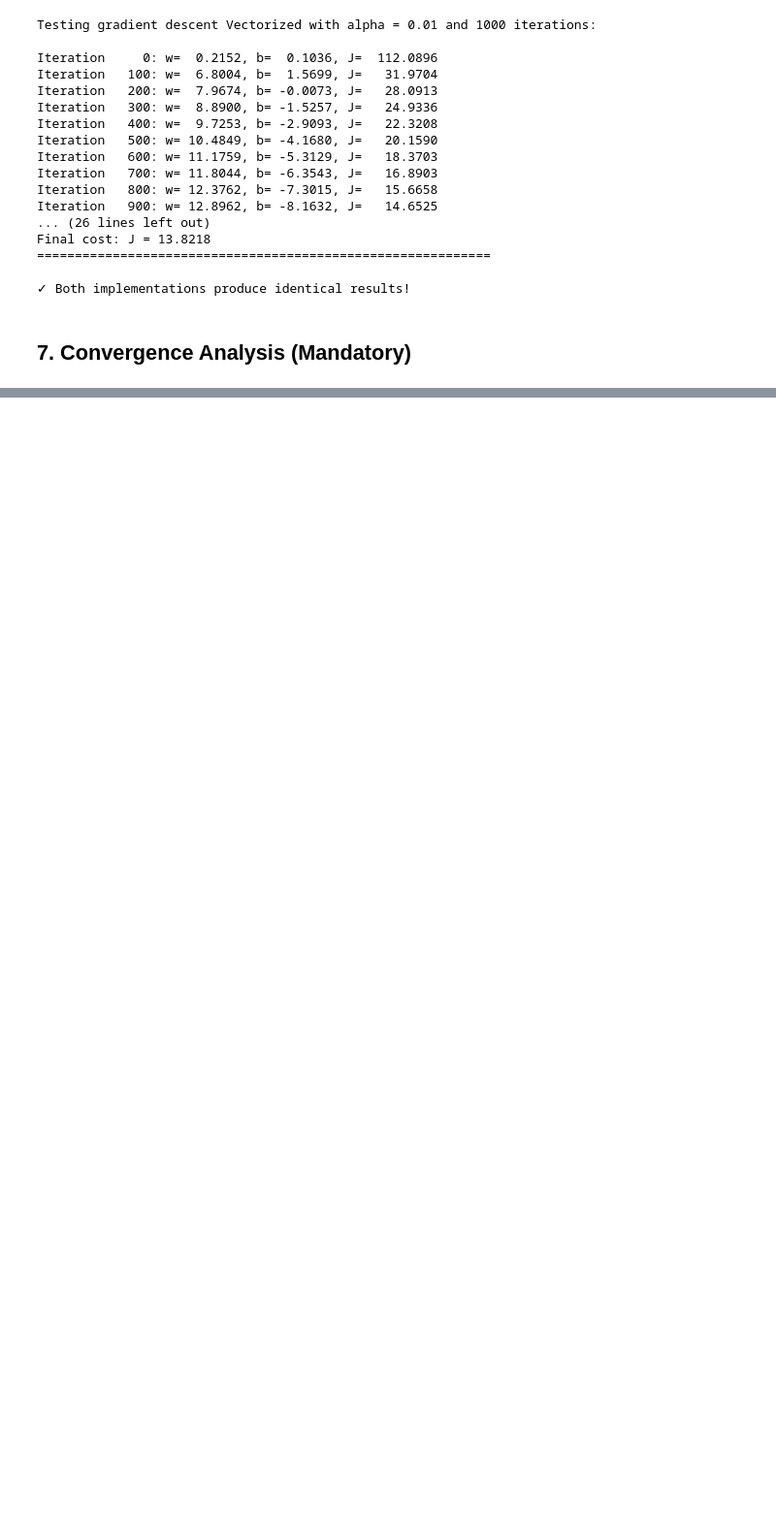
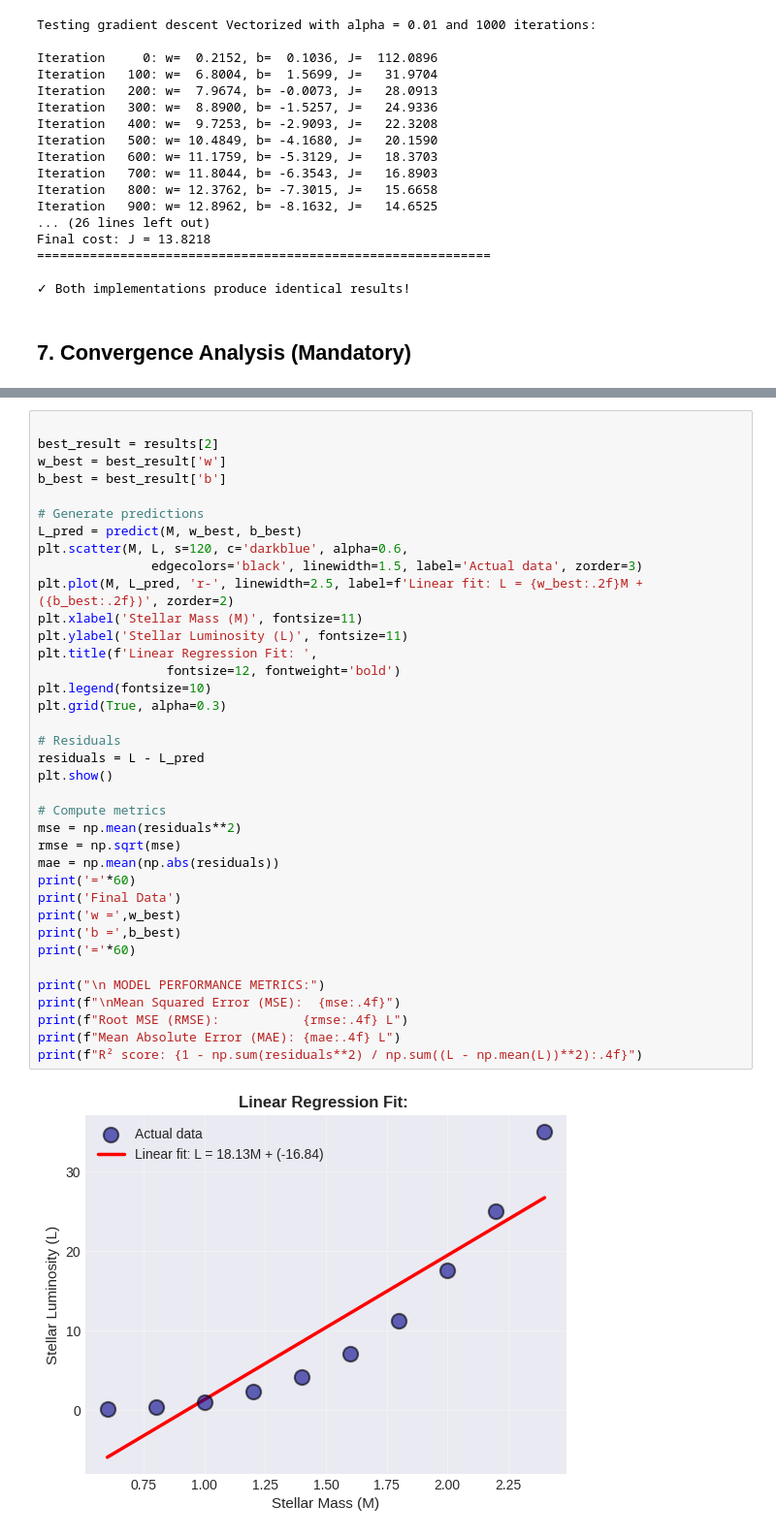
Before and after one commit to DASarria/regression-ai-infrastructure, a Jupyter notebook: 01_part1_linreg_1feature.ipynb, the cells around one changed output, grey strips where cells are left out. Shown at 97% size. Cells and saved outputs as stored; diff of their text form; blank space fills up the shorter version.

```diff
--- a/01_part1_linreg_1feature.ipynb
+++ b/01_part1_linreg_1feature.ipynb
@@ -464,0 +616,39 @@ print(f"   This is typical behavior for gradient descent on convex functions.")
+# %%
+
+best_result = results[2]
+w_best = best_result['w']
+b_best = best_result['b']
+
+# Generate predictions
+L_pred = predict(M, w_best, b_best)
+plt.scatter(M, L, s=120, c='darkblue', alpha=0.6,
+               edgecolors='black', linewidth=1.5, label='Actual data', zorder=3)
+plt.plot(M, L_pred, 'r-', linewidth=2.5, label=f'Linear fit: L = {w_best:.2f}M + ({b_best:.2f})', zorder=2)
+plt.xlabel('Stellar Mass (M)', fontsize=11)
+plt.ylabel('Stellar Luminosity (L)', fontsize=11)
+plt.title(f'Linear Regression Fit: ',
+                 fontsize=12, fontweight='bold')
+plt.legend(fontsize=10)
+plt.grid(True, alpha=0.3)
+
+# Residuals
+residuals = L - L_pred
+plt.show()
+
+# Compute metrics
+mse = np.mean(residuals**2)
+rmse = np.sqrt(mse)
+mae = np.mean(np.abs(residuals))
+print('='*60)
+print('Final Data')
+print('w =',w_best)
+print('b =',b_best)
+print('='*60)
+
+print("\n MODEL PERFORMANCE METRICS:")
+print(f"\nMean Squared Error (MSE):  {mse:.4f}")
+print(f"Root MSE (RMSE):           {rmse:.4f} L")
+print(f"Mean Absolute Error (MAE): {mae:.4f} L")
+print(f"R² score: {1 - np.sum(residuals**2) / np.sum((L - np.mean(L))**2):.4f}")
+# %% [output]
+[figure, added]
```
Also changed, not shown: parts of 13 cells of this notebook.
